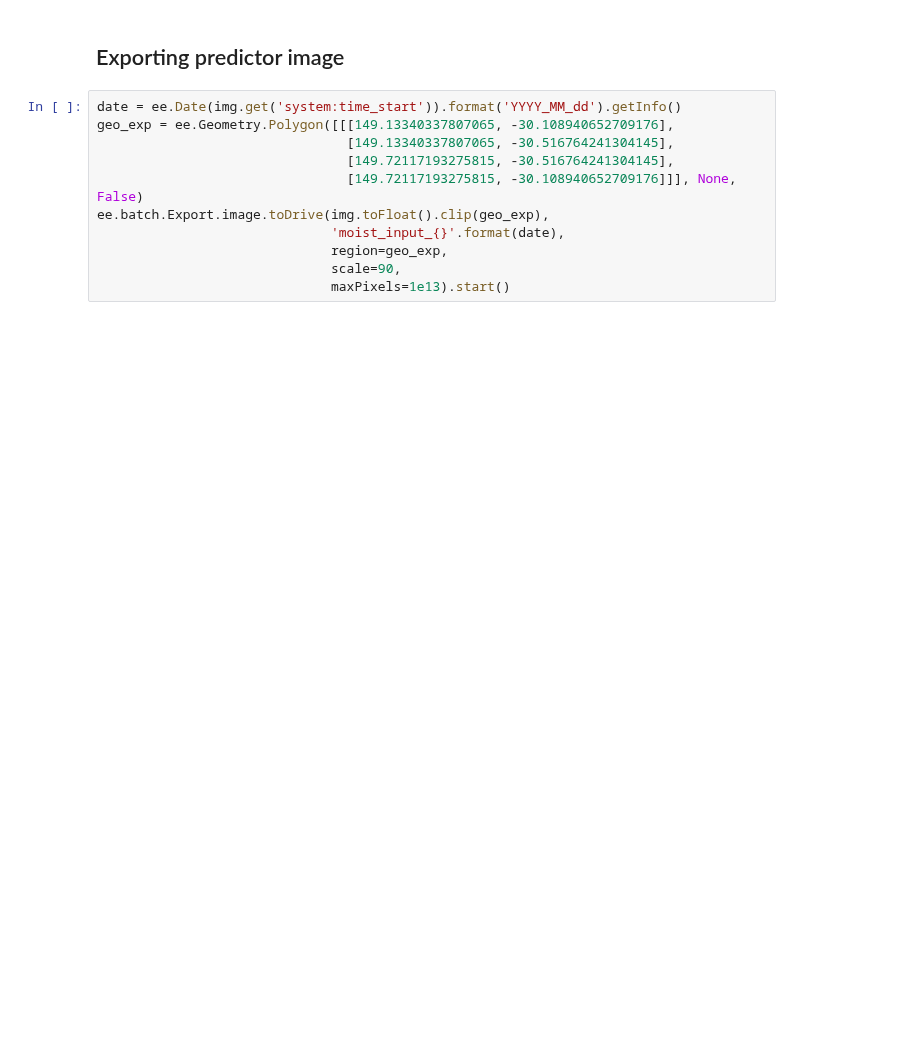
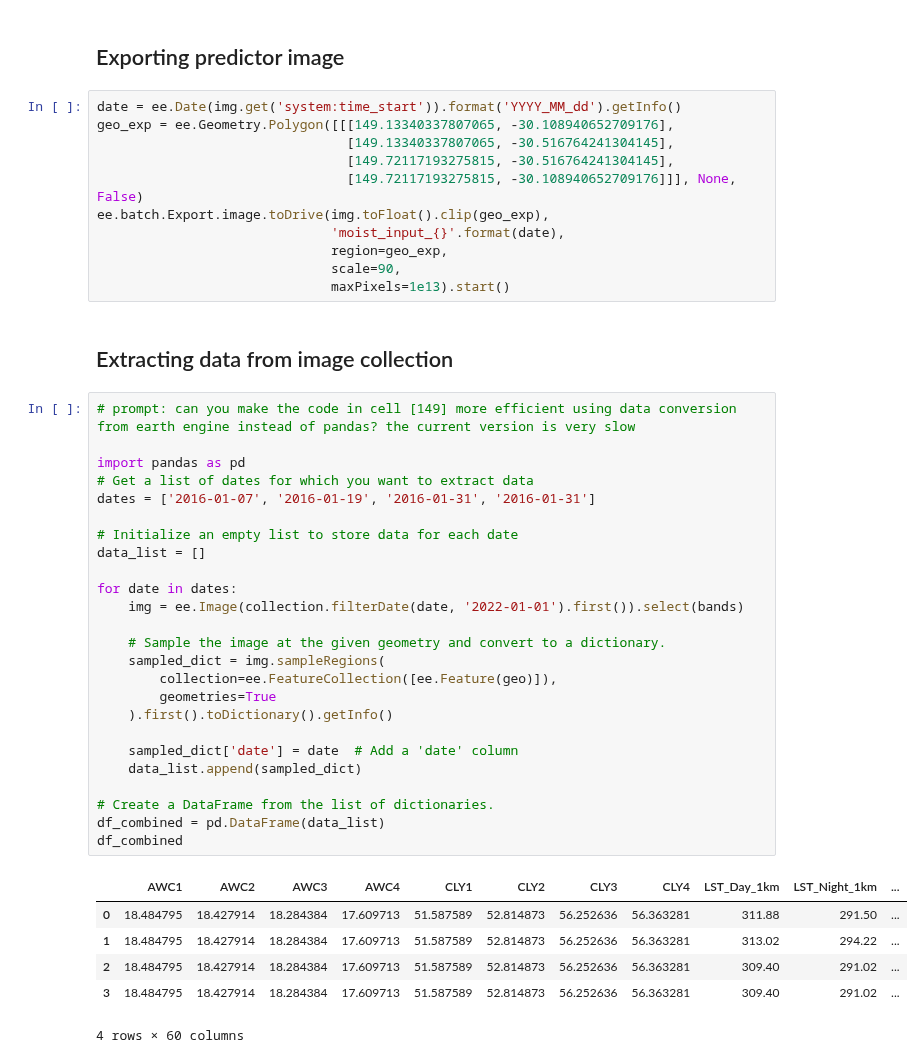
Before and after one commit to top-data/Soil_moisture, a Jupyter notebook: SM_inputs4model.ipynb, the cells around one changed output. Drawn from its saved outputs; the diff is of its cells as text; blank space fills up the shorter version.

Commit message:
Coverting data into dataframe

```diff
--- a/SM_inputs4model.ipynb
+++ b/SM_inputs4model.ipynb
@@ -526,3 +517,37 @@ ee.batch.Export.image.toDrive(img.toFloat().clip(geo_exp),
                               region=geo_exp,
                               scale=90,
                               maxPixels=1e13).start()
+# %% [markdown]
+## Extracting data from image collection
+# %%
+# prompt: can you make the code in cell [149] more efficient using data conversion from earth engine instead of pandas? the current version is very slow
+
+import pandas as pd
+# Get a list of dates for which you want to extract data
+dates = ['2016-01-07', '2016-01-19', '2016-01-31', '2016-01-31']
+
+# Initialize an empty list to store data for each date
+data_list = []
+
+for date in dates:
+    img = ee.Image(collection.filterDate(date, '2022-01-01').first()).select(bands)
+
+    # Sample the image at the given geometry and convert to a dictionary.
+    sampled_dict = img.sampleRegions(
+        collection=ee.FeatureCollection([ee.Feature(geo)]),
+        geometries=True
+    ).first().toDictionary().getInfo()
+
+    sampled_dict['date'] = date  # Add a 'date' column
+    data_list.append(sampled_dict)
+
+# Create a DataFrame from the list of dictionaries.
+df_combined = pd.DataFrame(data_list)
+df_combined
+# %% [output]
+|  | AWC1 | AWC2 | AWC3 | AWC4 | CLY1 | CLY2 | CLY3 | CLY4 | LST_Day_1km | LST_Night_1km | ... |
+| 0 | 18.484795 | 18.427914 | 18.284384 | 17.609713 | 51.587589 | 52.814873 | 56.252636 | 56.363281 | 311.88 | 291.50 | ... |
+| 1 | 18.484795 | 18.427914 | 18.284384 | 17.609713 | 51.587589 | 52.814873 | 56.252636 | 56.363281 | 313.02 | 294.22 | ... |
+| 2 | 18.484795 | 18.427914 | 18.284384 | 17.609713 | 51.587589 | 52.814873 | 56.252636 | 56.363281 | 309.40 | 291.02 | ... |
+| 3 | 18.484795 | 18.427914 | 18.284384 | 17.609713 | 51.587589 | 52.814873 | 56.252636 | 56.363281 | 309.40 | 291.02 | ... |
+4 rows × 60 columns
```
Also changed, not shown: parts of 1 cell of this notebook.
